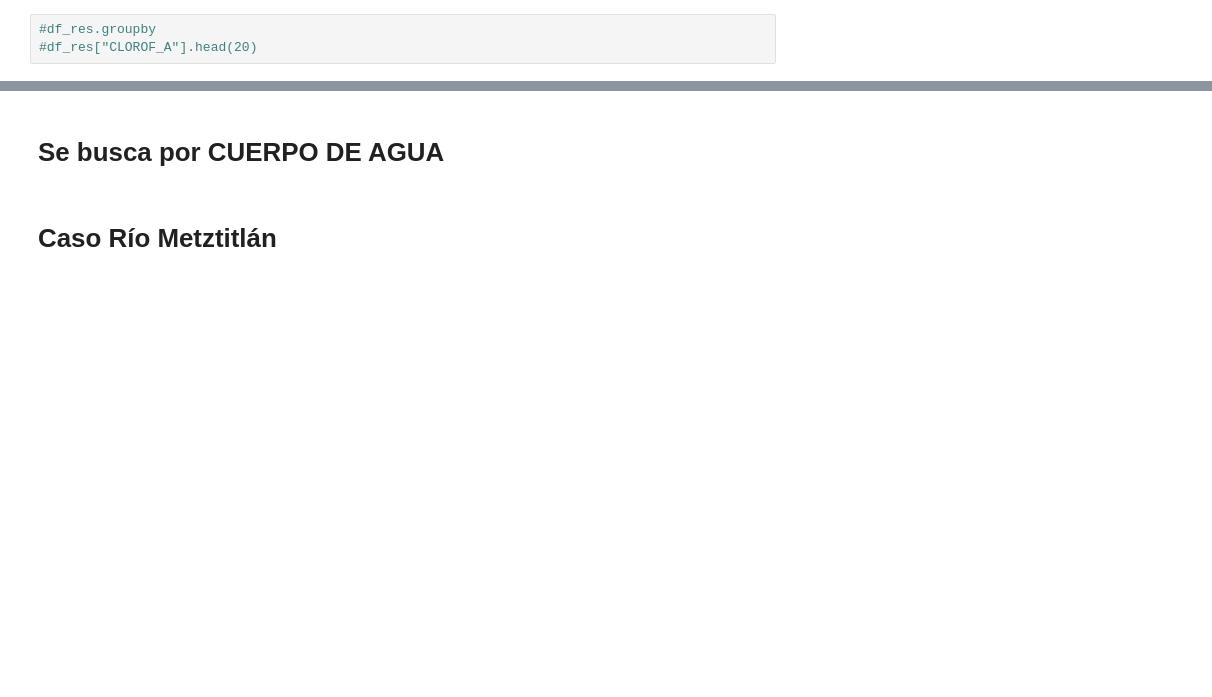
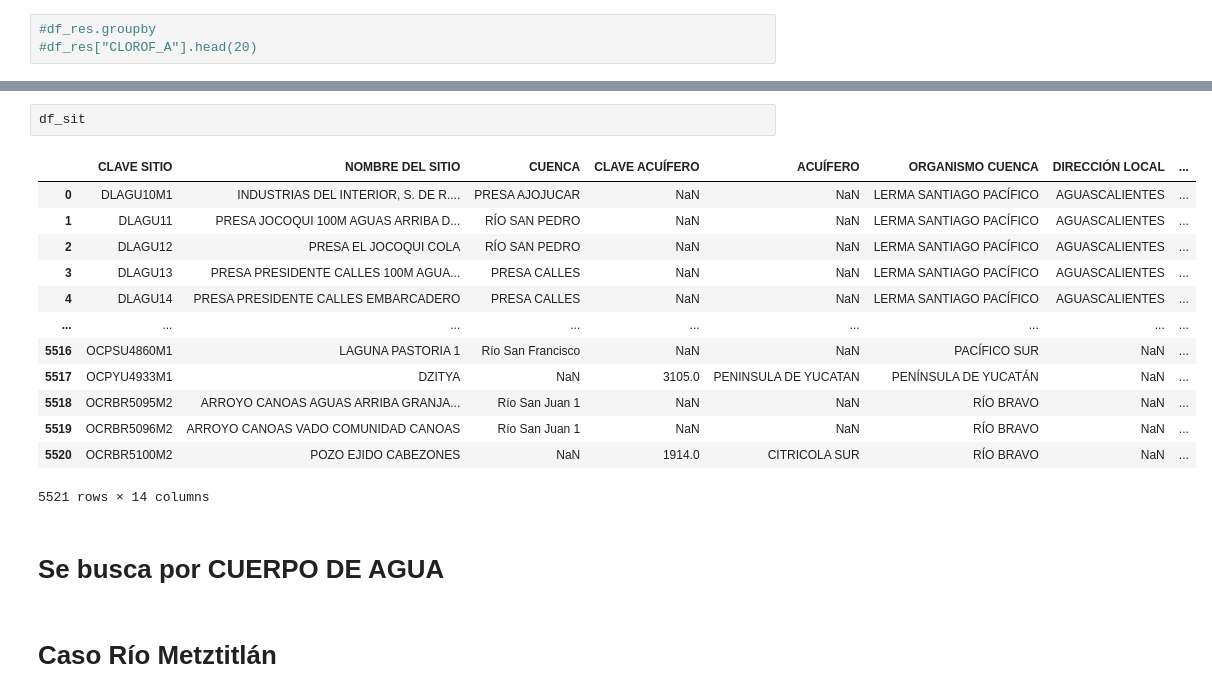
Before and after one commit to GuijonGustavo/water-studio, a Jupyter notebook: res_cal_agua_2012-2018-exploratorio.ipynb, the cells around one changed output, grey strips where cells are left out. Drawn from its saved outputs; the diff is of its cells as text; blank space fills up the shorter version.

```diff
--- a/res_cal_agua_2012-2018-exploratorio.ipynb
+++ b/res_cal_agua_2012-2018-exploratorio.ipynb
@@ -61,3 +57,19 @@ df_sit.head()
+# %%
+df_sit
+# %% [output]
+|  | CLAVE SITIO | NOMBRE DEL SITIO | CUENCA | CLAVE ACUÍFERO | ACUÍFERO | ORGANISMO CUENCA | DIRECCIÓN LOCAL | ... |
+| 0 | DLAGU10M1 | INDUSTRIAS DEL INTERIOR, S. DE R.... | PRESA AJOJUCAR | NaN | NaN | LERMA SANTIAGO PACÍFICO | AGUASCALIENTES | ... |
+| 1 | DLAGU11 | PRESA JOCOQUI 100M AGUAS ARRIBA D... | RÍO SAN PEDRO | NaN | NaN | LERMA SANTIAGO PACÍFICO | AGUASCALIENTES | ... |
+| 2 | DLAGU12 | PRESA EL JOCOQUI COLA | RÍO SAN PEDRO | NaN | NaN | LERMA SANTIAGO PACÍFICO | AGUASCALIENTES | ... |
+| 3 | DLAGU13 | PRESA PRESIDENTE CALLES 100M AGUA... | PRESA CALLES | NaN | NaN | LERMA SANTIAGO PACÍFICO | AGUASCALIENTES | ... |
+| 4 | DLAGU14 | PRESA PRESIDENTE CALLES EMBARCADERO | PRESA CALLES | NaN | NaN | LERMA SANTIAGO PACÍFICO | AGUASCALIENTES | ... |
+| ... | ... | ... | ... | ... | ... | ... | ... | ... |
+| 5516 | OCPSU4860M1 | LAGUNA PASTORIA 1 | Río San Francisco | NaN | NaN | PACÍFICO SUR | NaN | ... |
+| 5517 | OCPYU4933M1 | DZITYA | NaN | 3105.0 | PENINSULA DE YUCATAN | PENÍNSULA DE YUCATÁN | NaN | ... |
+| 5518 | OCRBR5095M2 | ARROYO CANOAS AGUAS ARRIBA GRANJA... | Río San Juan 1 | NaN | NaN | RÍO BRAVO | NaN | ... |
+| 5519 | OCRBR5096M2 | ARROYO CANOAS VADO COMUNIDAD CANOAS | Río San Juan 1 | NaN | NaN | RÍO BRAVO | NaN | ... |
+| 5520 | OCRBR5100M2 | POZO EJIDO CABEZONES | NaN | 1914.0 | CITRICOLA SUR | RÍO BRAVO | NaN | ... |
+5521 rows × 14 columns
 # %% [markdown]
 # Se busca por CUERPO DE AGUA
 # %% [markdown]
```
Also changed, not shown: parts of 16 cells of this notebook, 2 other files.
